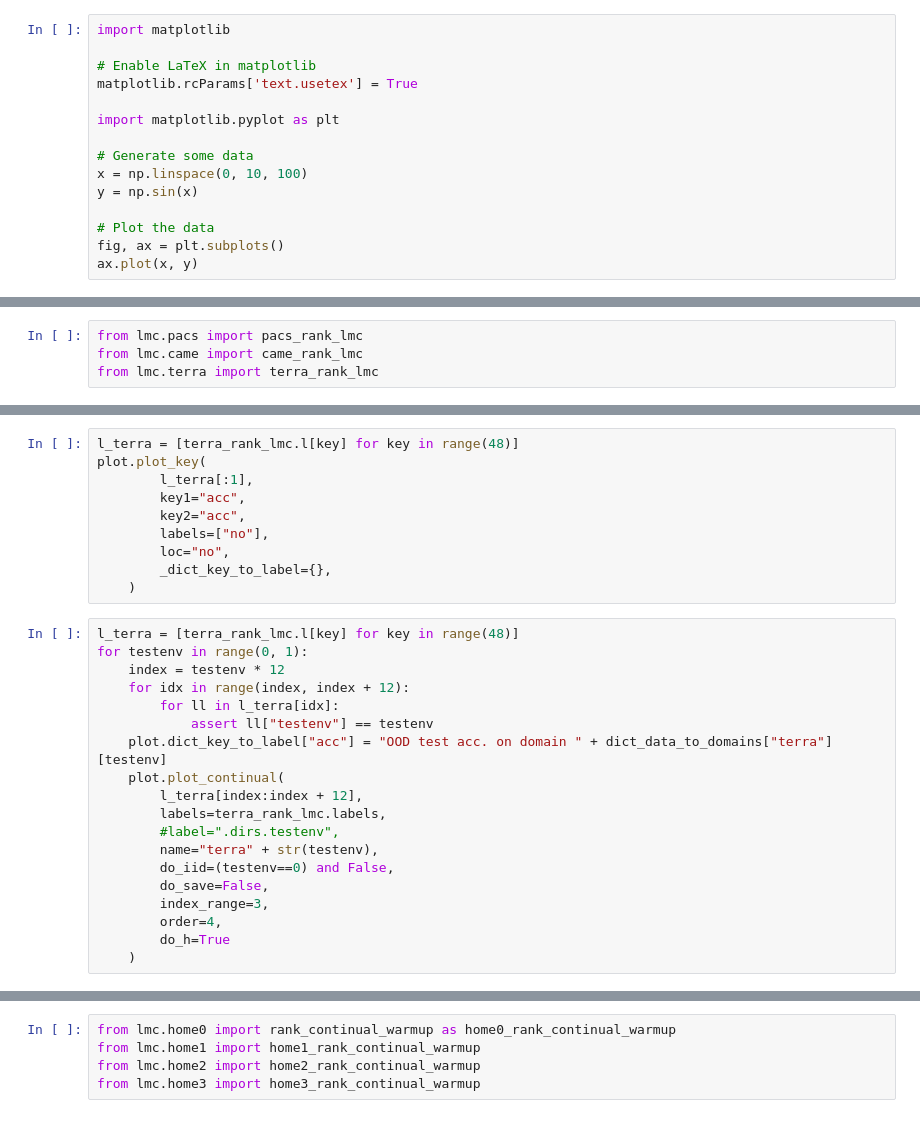
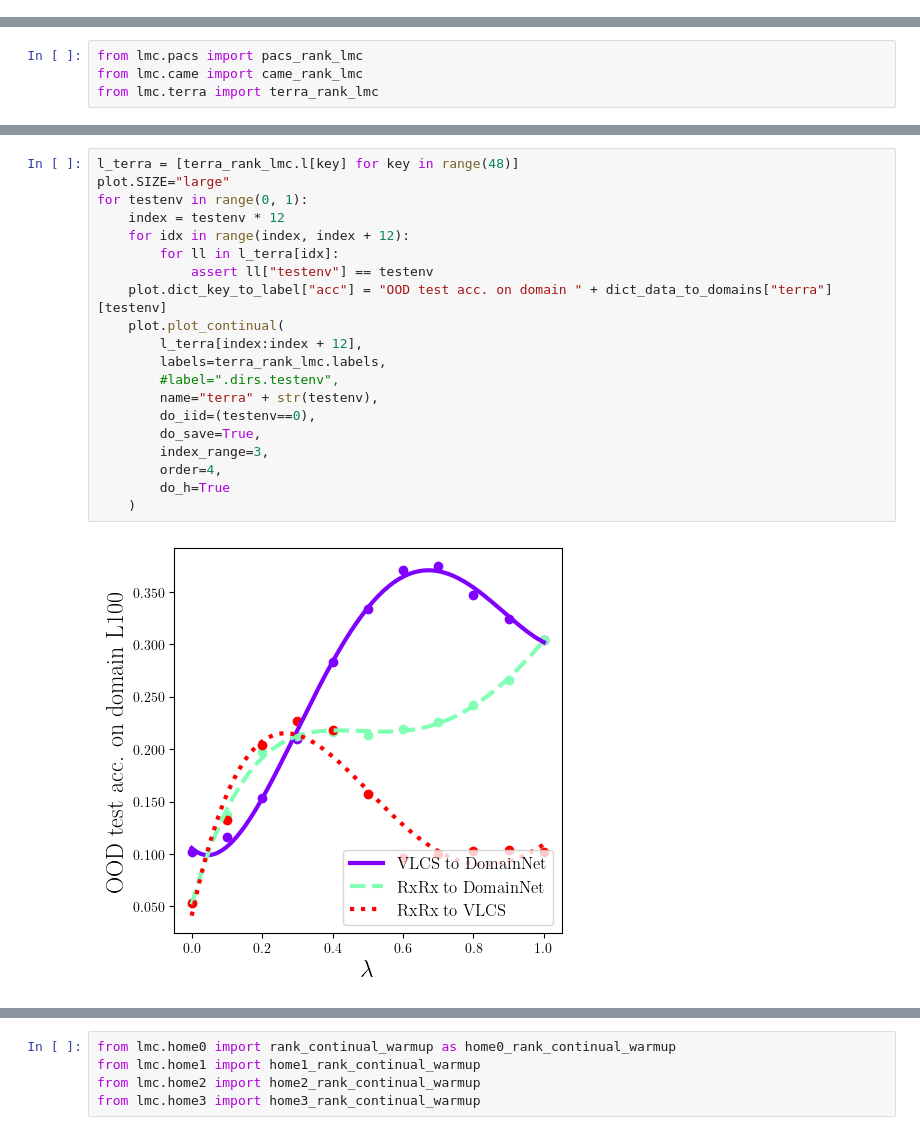
Before and after one commit to alexrame/domainbedv2, a Jupyter notebook: notebooks/recycling/lmcs.ipynb, the cells around one changed output, grey strips where cells are left out. Cells and saved outputs as stored; diff of their text form.

```diff
--- a/notebooks/recycling/lmcs.ipynb
+++ b/notebooks/recycling/lmcs.ipynb
@@ -15,15 +20,0 @@ plot.plt.rcParams['font.serif'] = 'Times Roman'
-# %%
-import matplotlib
-
-# Enable LaTeX in matplotlib
-matplotlib.rcParams['text.usetex'] = True
-
-import matplotlib.pyplot as plt
-
-# Generate some data
-x = np.linspace(0, 10, 100)
-y = np.sin(x)
-
-# Plot the data
-fig, ax = plt.subplots()
-ax.plot(x, y)
@@ -58,29 +35,22 @@ FileNotFoundError: [Errno 2] No such file or directory: 'dvipng': 'dvipng'
-# %%
-l_terra = [terra_rank_lmc.l[key] for key in range(48)]
-plot.plot_key(
-        l_terra[:1],
-        key1="acc",
-        key2="acc",
-        labels=["no"],
-        loc="no",
-        _dict_key_to_label={},
-    )
 # %%
 l_terra = [terra_rank_lmc.l[key] for key in range(48)]
+plot.SIZE="large"
 for testenv in range(0, 1):
     index = testenv * 12
     for idx in range(index, index + 12):
         for ll in l_terra[idx]:
             assert ll["testenv"] == testenv
     plot.dict_key_to_label["acc"] = "OOD test acc. on domain " + dict_data_to_domains["terra"][testenv]
     plot.plot_continual(
         l_terra[index:index + 12],
         labels=terra_rank_lmc.labels,
         #label=".dirs.testenv",
         name="terra" + str(testenv),
-        do_iid=(testenv==0) and False,
-        do_save=False,
+        do_iid=(testenv==0),
+        do_save=True,
         index_range=3,
         order=4,
         do_h=True
     )
+# %% [output]
+[figure, added]
```
Also changed, not shown: parts of 11 cells of this notebook, 5 other files.
